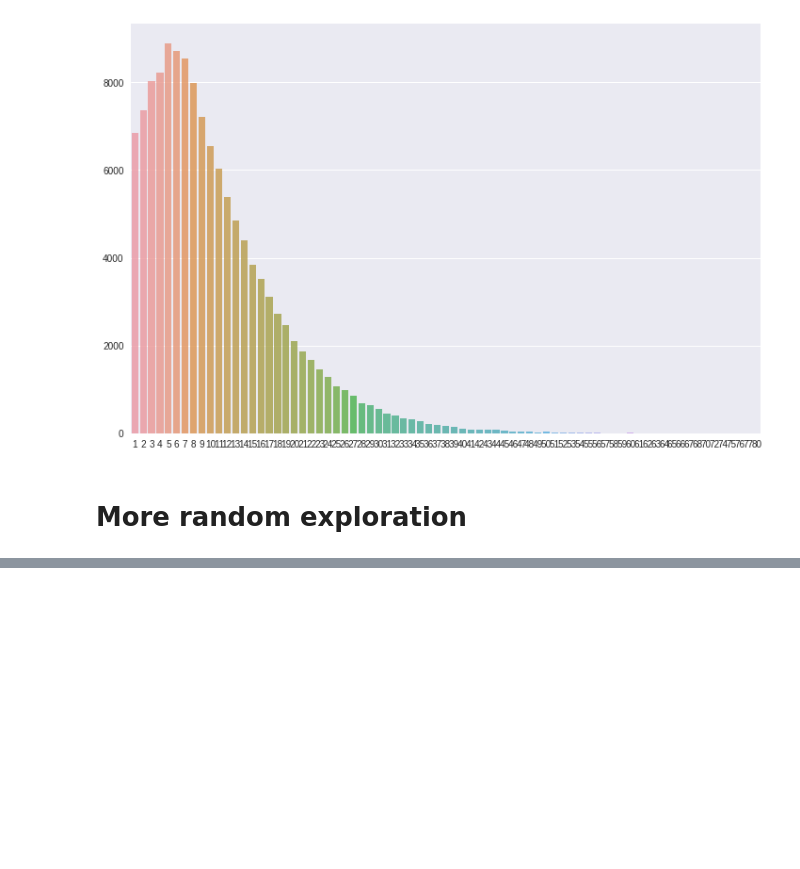
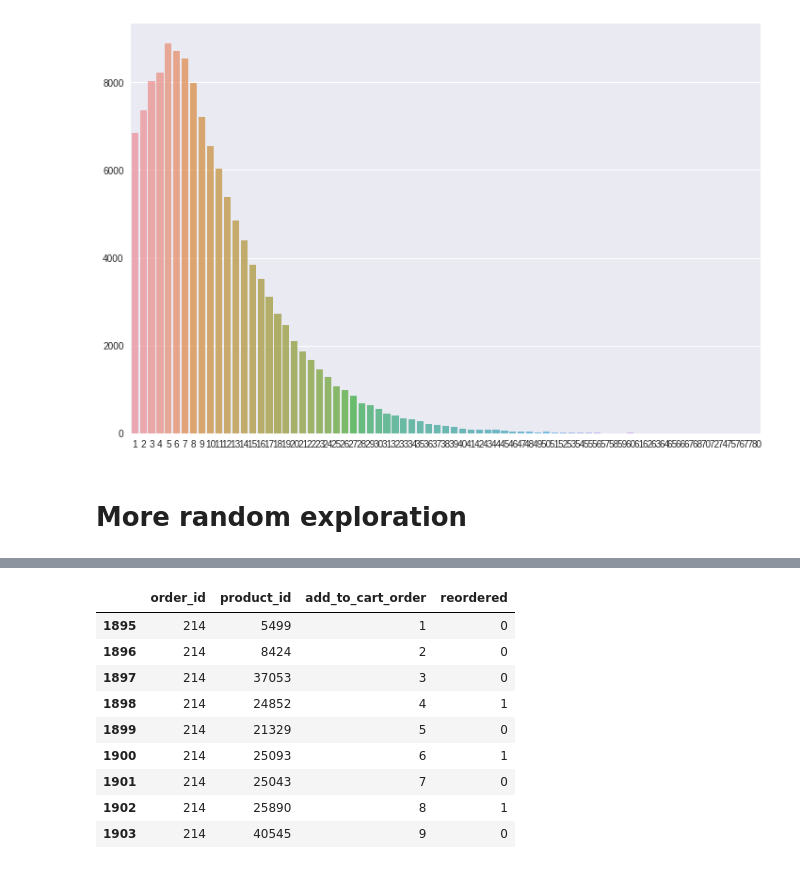
Before and after one commit to ML-KA/team-datascience-projects, a Jupyter notebook: Instacart/siboehm/notebooks/exploration.ipynb, the cells around one changed output, grey strips where cells are left out. Saved outputs shown, nothing was run; the diff lists cells and outputs as text; code cells hidden in the pictures; blank space fills up the shorter version.

```diff
--- a/Instacart/siboehm/notebooks/exploration.ipynb
+++ b/Instacart/siboehm/notebooks/exploration.ipynb
@@ -199,0 +215,14 @@ order_products_train_df.shape[0]
+# %%
+verify_ordered_products = order_products_prior_df.head(10000)[order_products_prior_df.order_id.isin(seven_orders.order_id)]
+verify_ordered_products
+# %% [output]
+|  | order_id | product_id | add_to_cart_order | reordered |
+| 1895 | 214 | 5499 | 1 | 0 |
+| 1896 | 214 | 8424 | 2 | 0 |
+| 1897 | 214 | 37053 | 3 | 0 |
+| 1898 | 214 | 24852 | 4 | 1 |
+| 1899 | 214 | 21329 | 5 | 0 |
+| 1900 | 214 | 25093 | 6 | 1 |
+| 1901 | 214 | 25043 | 7 | 0 |
+| 1902 | 214 | 25890 | 8 | 1 |
+| 1903 | 214 | 40545 | 9 | 0 |
```
Also changed, not shown: parts of 5 cells of this notebook, 1 other file.
